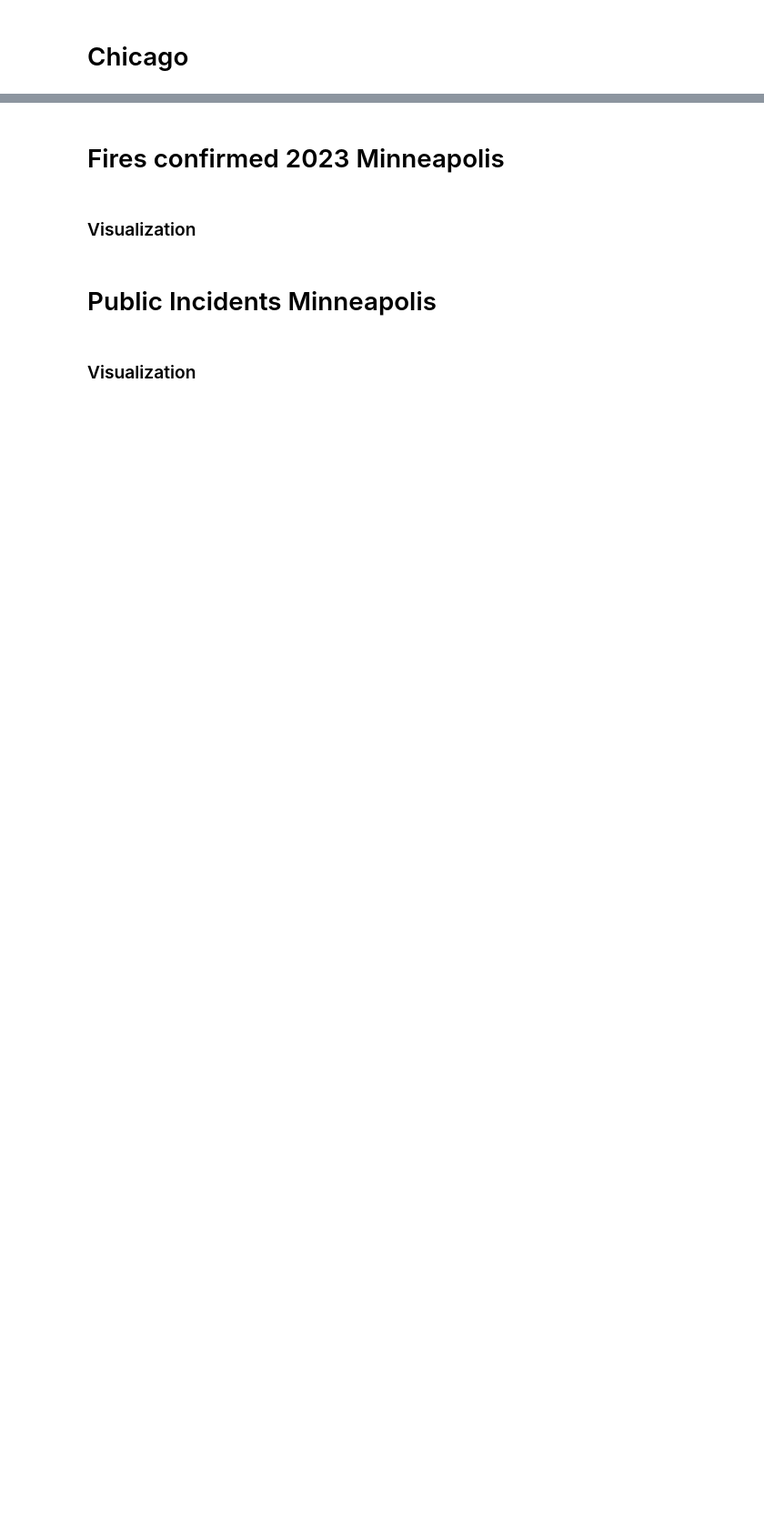
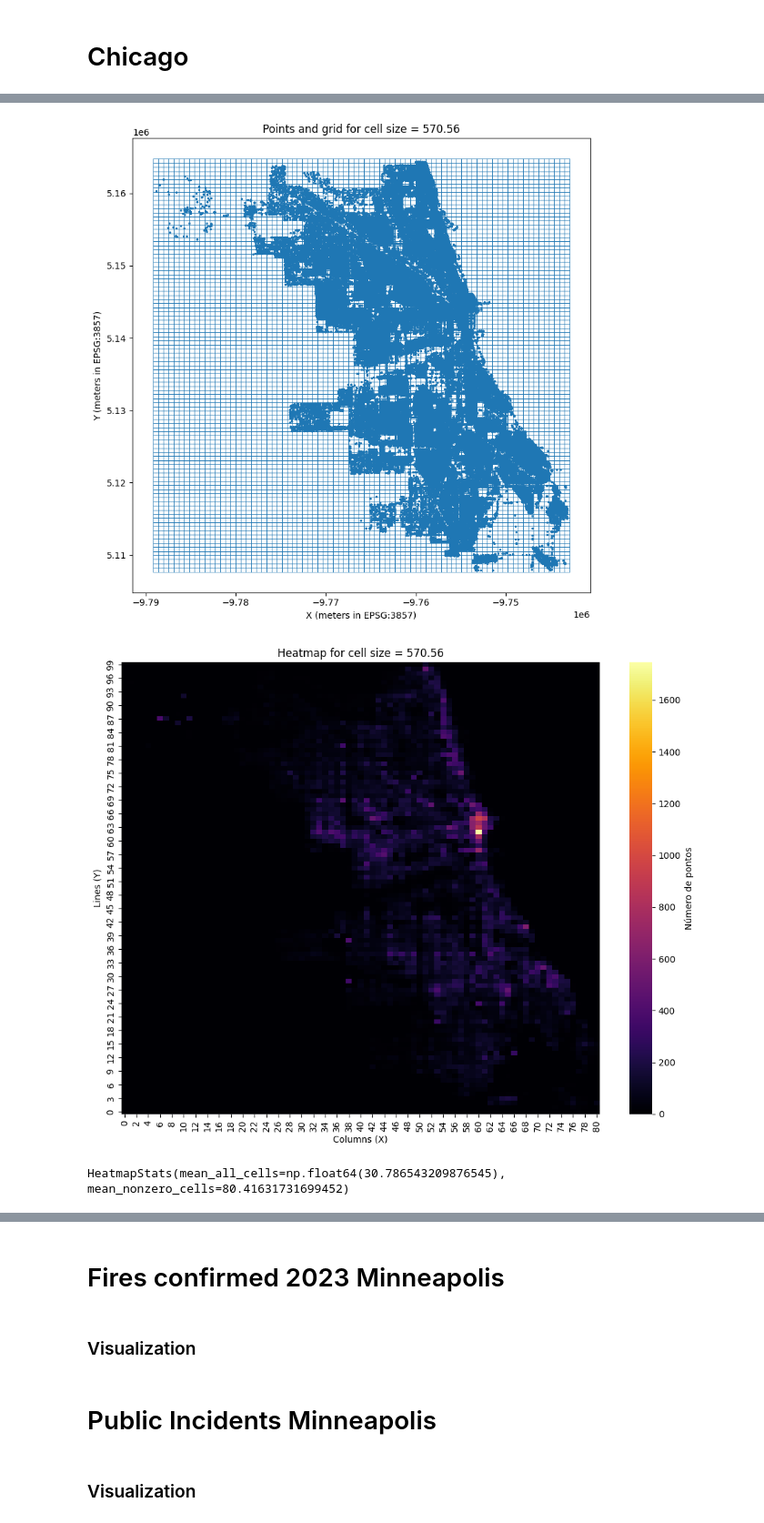
Before and after one commit to lorenzo-cm/cs-grad, a Jupyter notebook: py-code/main.ipynb, the cells around one changed output, grey strips where cells are left out. Shown at 91% size. Cells and saved outputs as stored; diff of their text form; code cells hidden in the pictures; blank space fills up the shorter version.

```diff
--- a/py-code/main.ipynb
+++ b/py-code/main.ipynb
@@ -147,0 +225,17 @@ print(results)
+# %%
+optimal_granularity = get_optimal_granularity(
+    points=coords,
+    tradeoff_method="product",
+    size_scale=5,
+    signif=0.99,
+    uniformity_num_random_quadrats_per_scale=200,
+    robustness_num_simulations=200,
+    robustness_num_bootstrap=100,
+    verbose=True,
+)
+
+print(f"Optimal granularity: {optimal_granularity}")
+
+output_csv_path = "results/chicago/results-qc-spatio.csv"
+pathlib.Path(output_csv_path).parent.mkdir(parents=True, exist_ok=True)
+save_results_to_csv(optimal_granularity, output_csv_path)
@@ -147,0 +262,17 @@ print(results)
+# %%
+optimal_scale = optimal_granularity.optimal_scale[0]
+grid_gdf = make_aligned_grid(gdf_coords, optimal_scale)
+
+plot_grid(gdf_coords, grid_gdf, optimal_scale)
+results = plot_heatmap(gdf_coords, grid_gdf, optimal_scale)
+print(results)
+
+ax = sns.scatterplot(x=np.array(optimal_granularity.scales)[:, 0], y=optimal_granularity.tradeoff_values)
+ax.set_xlabel("Geospatial scale")
+ax.set_ylabel("Tradeoff value")
+ax.set_title("Tradeoff")
+plt.show()
+# %% [output]
+[figure, added]
+[figure, added]
+HeatmapStats(mean_all_cells=np.float64(30.786543209876545), mean_nonzero_cells=80.41631731699452)
```
Also changed, not shown: parts of 20 cells of this notebook, 15 other files.
